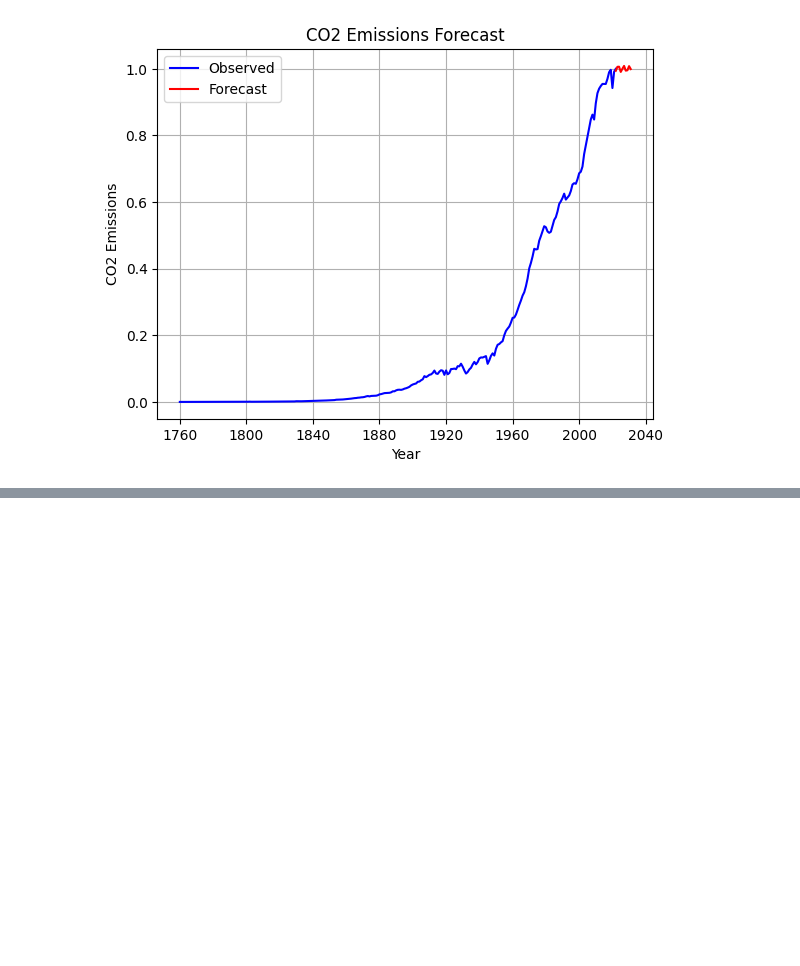
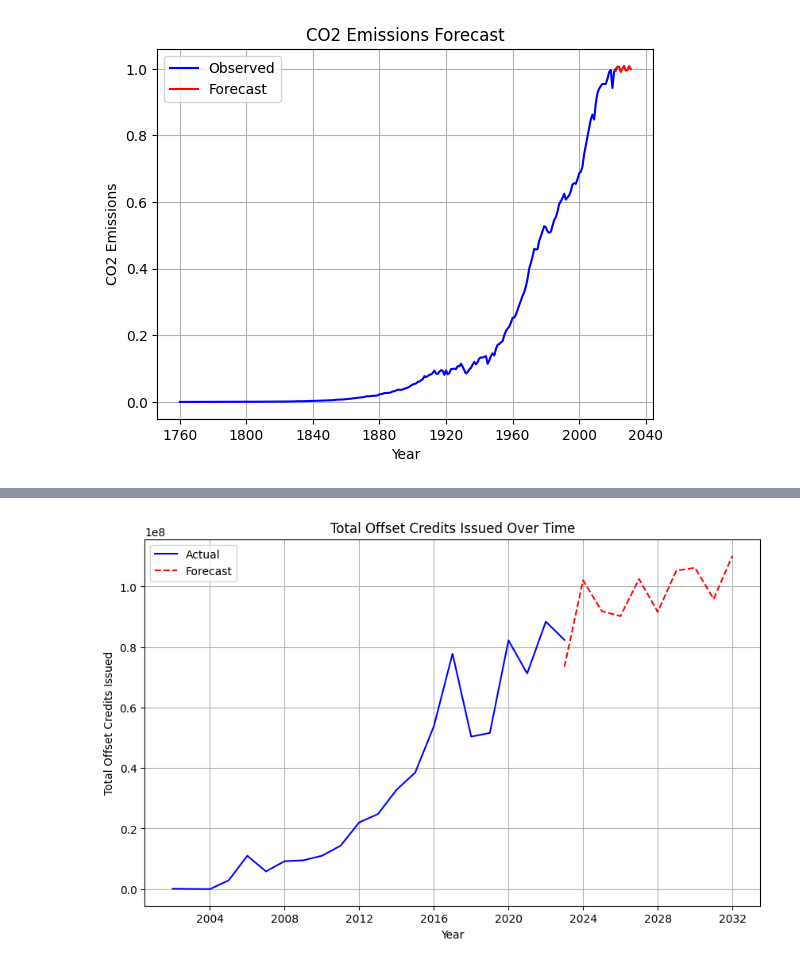
Before and after one commit to Wairimukimm/Carbon-credits-chronicles, a Jupyter notebook: Notebook.ipynb, the cells around one changed output, grey strips where cells are left out. Cells and saved outputs as stored; diff of their text form; code cells hidden in the pictures; blank space fills up the shorter version.

```diff
--- a/Notebook.ipynb
+++ b/Notebook.ipynb
@@ -939,0 +1024,45 @@ plt.show()
+# %%
+import pandas as pd
+import matplotlib.pyplot as plt
+from statsmodels.tsa.arima.model import ARIMA
+from sklearn.preprocessing import MinMaxScaler
+from sklearn.metrics import mean_squared_error
+
+# Assuming merged_org_df is your DataFrame containing the dataset
+# Convert 'Year' to datetime format
+merged_org_df['Year'] = pd.to_datetime(merged_org_df['Year'], format='%Y')
+
+# Group by 'Year' and sum the 'Total Offset Credits Issued' for each year
+credits_issued_yearly = merged_org_df.groupby('Year')['Total Offset Credits Issued'].sum()
+
+# Scaling the data using MinMaxScaler
+scaler = MinMaxScaler()
+credits_issued_yearly_scaled = scaler.fit_transform(credits_issued_yearly.values.reshape(-1, 1))
+
+# Fit ARIMA model
+model = ARIMA(credits_issued_yearly_scaled, order=(5,1,0))
+fitted_model = model.fit()
+
+# Forecast
+forecast_steps = 10  # Adjust this as needed
+forecast = fitted_model.forecast(steps=forecast_steps)
+
+# Inverse scaling the forecasted values
+forecast_inverse = scaler.inverse_transform(forecast.reshape(-1, 1)).flatten()
+
+# Extend index for the forecasted values
+last_year = credits_issued_yearly.index[-2]
+forecast_index = pd.date_range(start=last_year, periods=forecast_steps, freq='Y')  # Adjusted
+
+# Plotting
+plt.figure(figsize=(10, 6))
+plt.plot(credits_issued_yearly.index, credits_issued_yearly, label='Actual', color='blue')
+plt.plot(forecast_index, forecast_inverse, label='Forecast', color='red', linestyle='--')
+plt.title('Total Offset Credits Issued Over Time')
+plt.xlabel('Year')
+plt.ylabel('Total Offset Credits Issued')
+plt.legend()
+plt.grid(True)
+plt.show()
+# %% [output]
+[figure, added]
```
Also changed, not shown: parts of 5 cells of this notebook.
